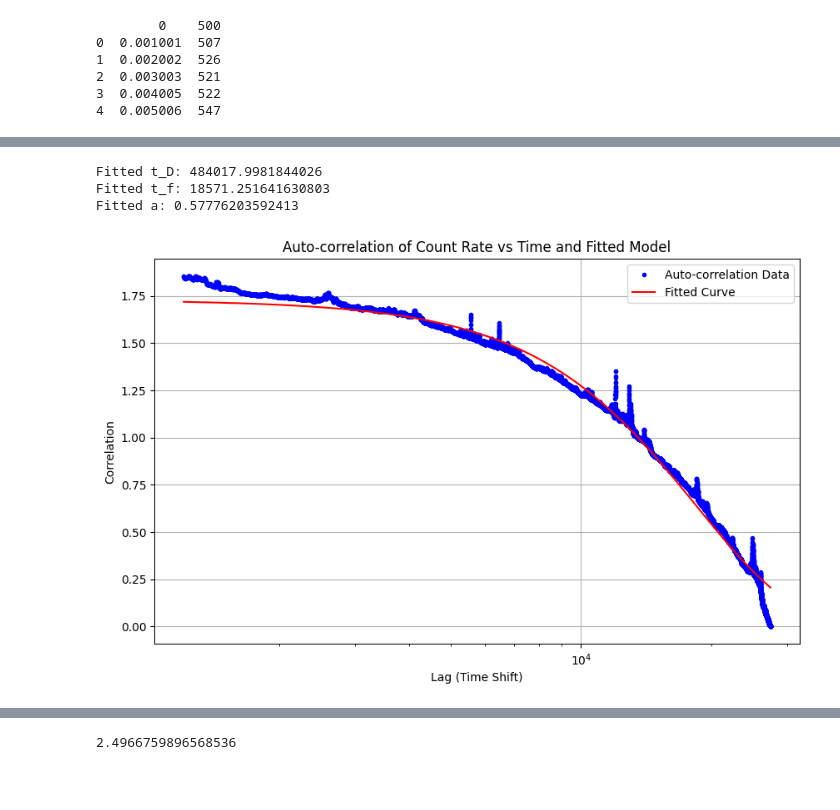
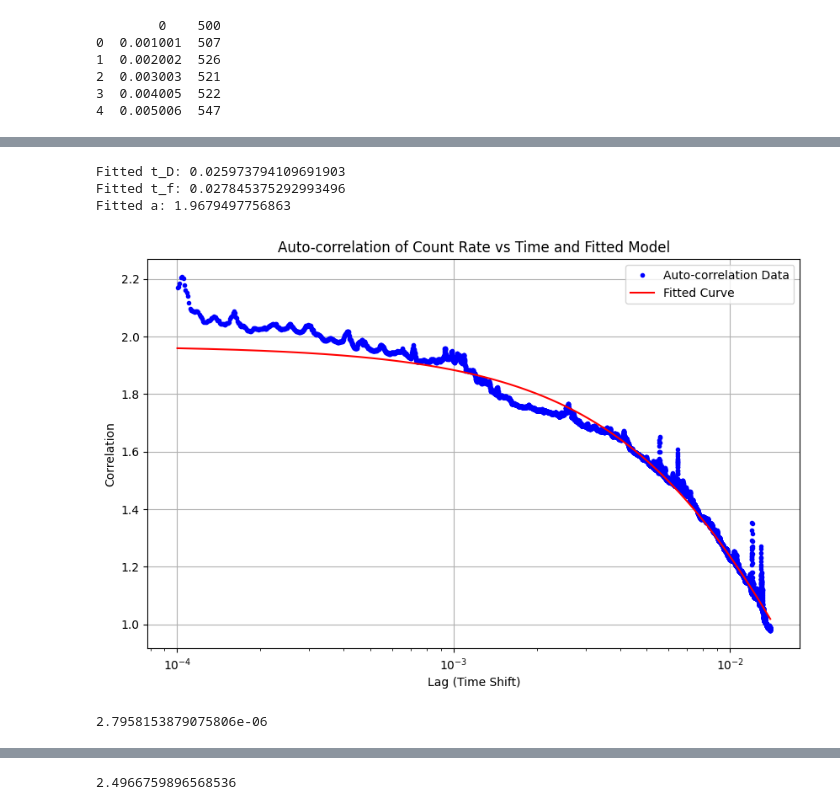
Before and after one commit to zbpetersbuf/CP1-24-final, a Jupyter notebook: zbpetersbuf/biolabfouldder/biofinal.ipynb, the cells around one changed output, grey strips where cells are left out. Cells and saved outputs as stored; diff of their text form; code cells hidden in the pictures; blank space fills up the shorter version.

```diff
--- a/zbpetersbuf/biolabfouldder/biofinal.ipynb
+++ b/zbpetersbuf/biolabfouldder/biofinal.ipynb
@@ -53,10 +89,18 @@ print(df.head())
 # %%
 import importlib
 import bio_1
 importlib.reload(bio_1)
-bio_1.fcs1(1200)
+bio_1.fcs(1*10**(-4),1.4*10**(-2))
 # %% [output]
-Fitted t_D: 484017.9981844026
-Fitted t_f: 18571.251641630803
-Fitted a: 0.57776203592413
+Fitted t_D: 0.025973794109691903
+Fitted t_f: 0.027845375292993496
+Fitted a: 1.9679497756863
-[figure, old version]
+[figure, new version]
+# %%
+#this is what im getting
+D = (0.09*10**(-6))**2/(4*0.02597)
+
+#D = 1.58*10**(-12)
+print((2*1000*293*1.38*10**(-23))/(1.9679497756863*D*6*m.pi*1))
+# %% [output]
+2.7958153879075806e-06
```
Also changed, not shown: parts of 15 cells of this notebook, 1 other file.
